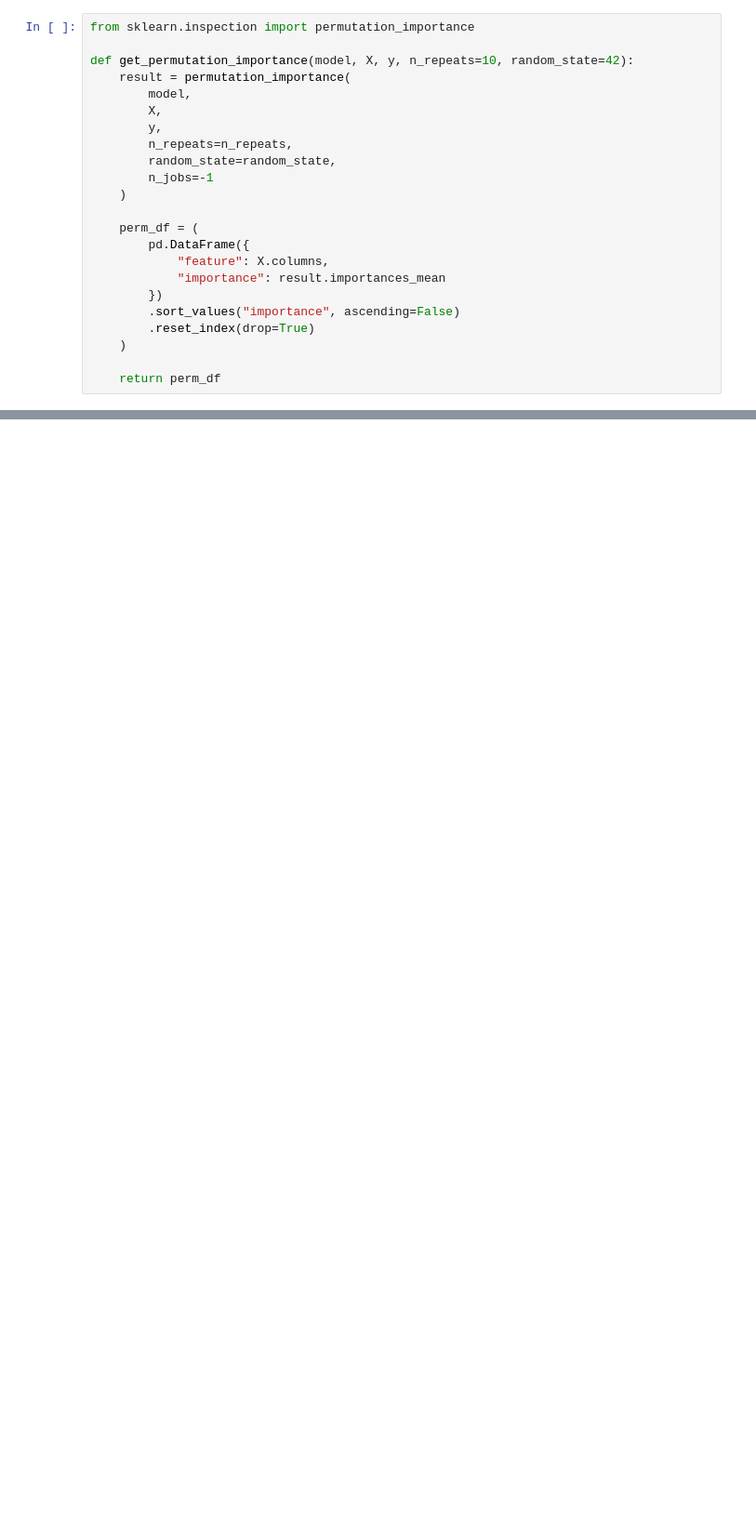
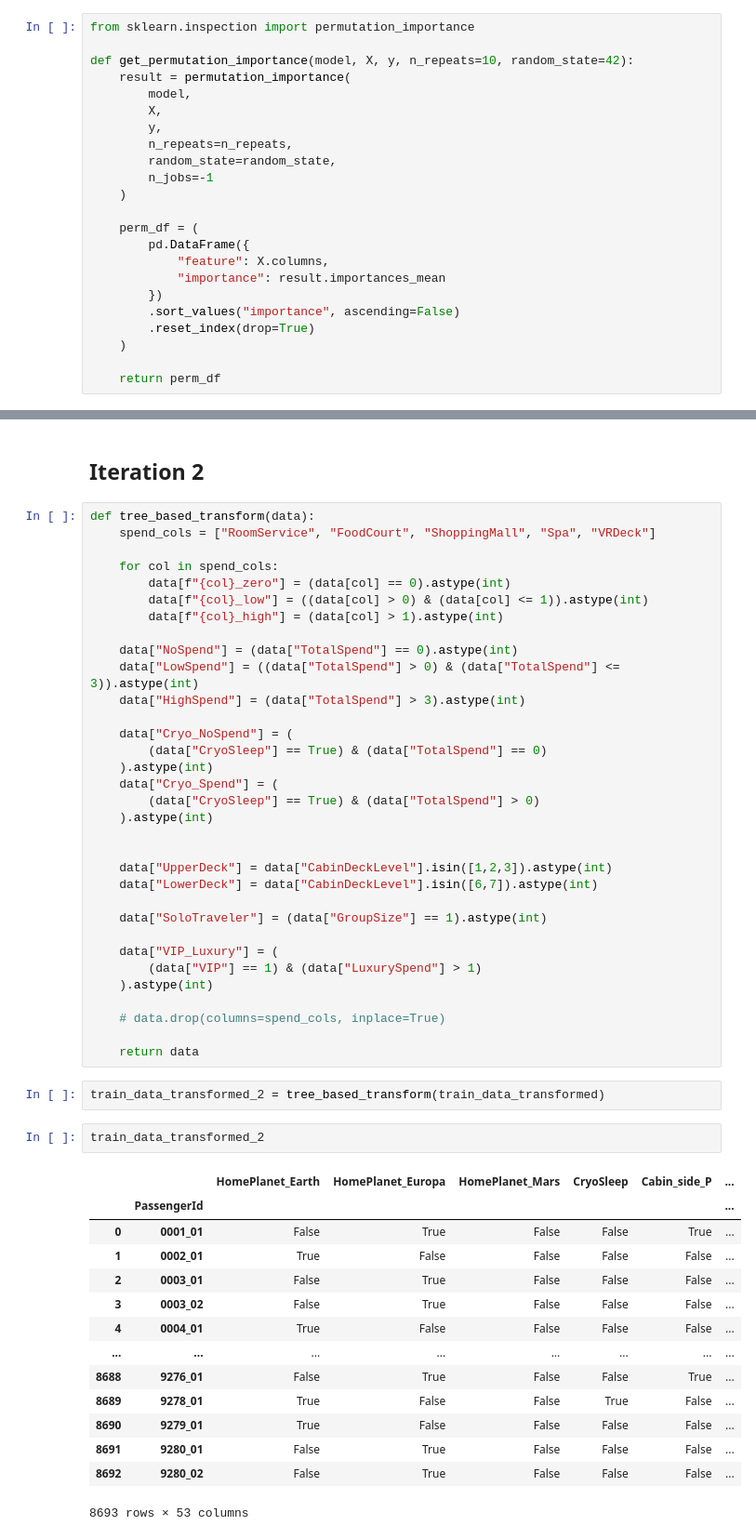
Before and after one commit to smc8501/spaceship-titanic, a Jupyter notebook: spaceship-titanic-notebook.ipynb, the cells around one changed output, grey strips where cells are left out. Shown at 93% size. Cells and saved outputs as stored; diff of their text form; blank space fills up the shorter version.

```diff
--- a/spaceship-titanic-notebook.ipynb
+++ b/spaceship-titanic-notebook.ipynb
@@ -497,0 +474,54 @@ perm_importance_df
+# %% [markdown]
+## Iteration 2
+# %%
+def tree_based_transform(data):
+    spend_cols = ["RoomService", "FoodCourt", "ShoppingMall", "Spa", "VRDeck"]
+
+    for col in spend_cols:
+        data[f"{col}_zero"] = (data[col] == 0).astype(int)
+        data[f"{col}_low"] = ((data[col] > 0) & (data[col] <= 1)).astype(int)
+        data[f"{col}_high"] = (data[col] > 1).astype(int)
+
+    data["NoSpend"] = (data["TotalSpend"] == 0).astype(int)
+    data["LowSpend"] = ((data["TotalSpend"] > 0) & (data["TotalSpend"] <= 3)).astype(int)
+    data["HighSpend"] = (data["TotalSpend"] > 3).astype(int)
+
+    data["Cryo_NoSpend"] = (
+        (data["CryoSleep"] == True) & (data["TotalSpend"] == 0)
+    ).astype(int)
+    data["Cryo_Spend"] = (
+        (data["CryoSleep"] == True) & (data["TotalSpend"] > 0)
+    ).astype(int)
+
+
+    data["UpperDeck"] = data["CabinDeckLevel"].isin([1,2,3]).astype(int)
+    data["LowerDeck"] = data["CabinDeckLevel"].isin([6,7]).astype(int)
+
+    data["SoloTraveler"] = (data["GroupSize"] == 1).astype(int)
+
+    data["VIP_Luxury"] = (
+        (data["VIP"] == 1) & (data["LuxurySpend"] > 1)
+    ).astype(int)
+
+    # data.drop(columns=spend_cols, inplace=True)
+
+    return data
+# %%
+train_data_transformed_2 = tree_based_transform(train_data_transformed)
+# %%
+train_data_transformed_2
+# %% [output]
+|  |  | HomePlanet_Earth | HomePlanet_Europa | HomePlanet_Mars | CryoSleep | Cabin_side_P | ... |
+|  | PassengerId |  |  |  |  |  | ... |
+| 0 | 0001_01 | False | True | False | False | True | ... |
+| 1 | 0002_01 | True | False | False | False | False | ... |
+| 2 | 0003_01 | False | True | False | False | False | ... |
+| 3 | 0003_02 | False | True | False | False | False | ... |
+| 4 | 0004_01 | True | False | False | False | False | ... |
+| ... | ... | ... | ... | ... | ... | ... | ... |
+| 8688 | 9276_01 | False | True | False | False | True | ... |
+| 8689 | 9278_01 | True | False | False | True | False | ... |
+| 8690 | 9279_01 | True | False | False | False | False | ... |
+| 8691 | 9280_01 | False | True | False | False | False | ... |
+| 8692 | 9280_02 | False | True | False | False | False | ... |
+8693 rows × 53 columns
```
Also changed, not shown: parts of 50 cells of this notebook, 1 other file.
